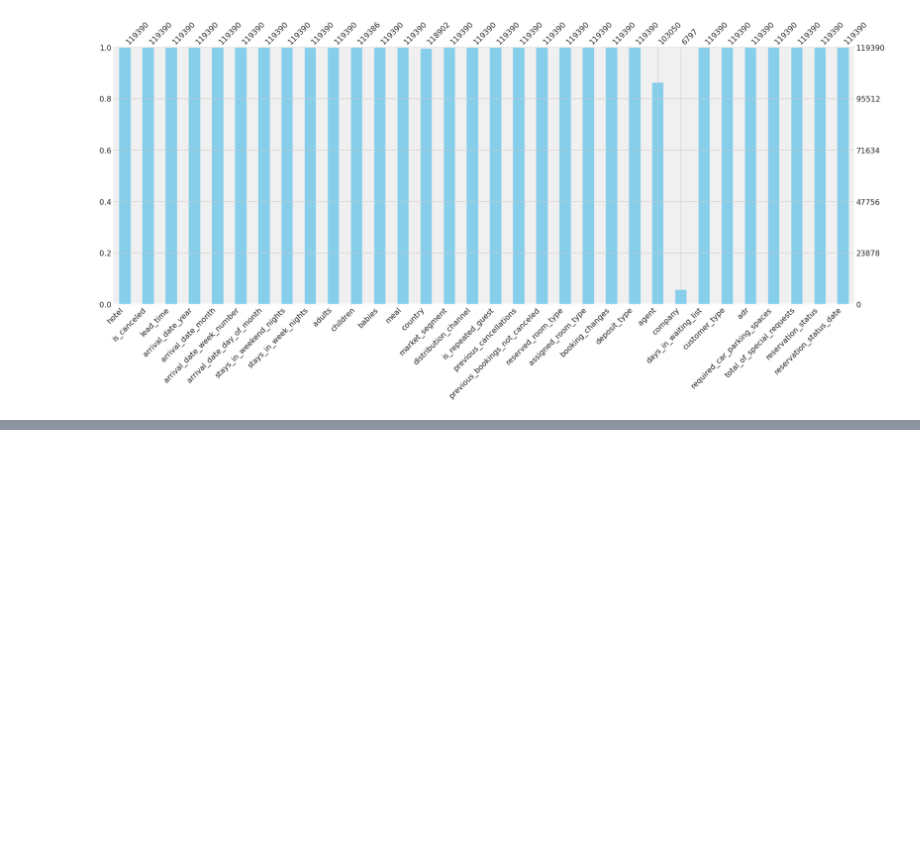
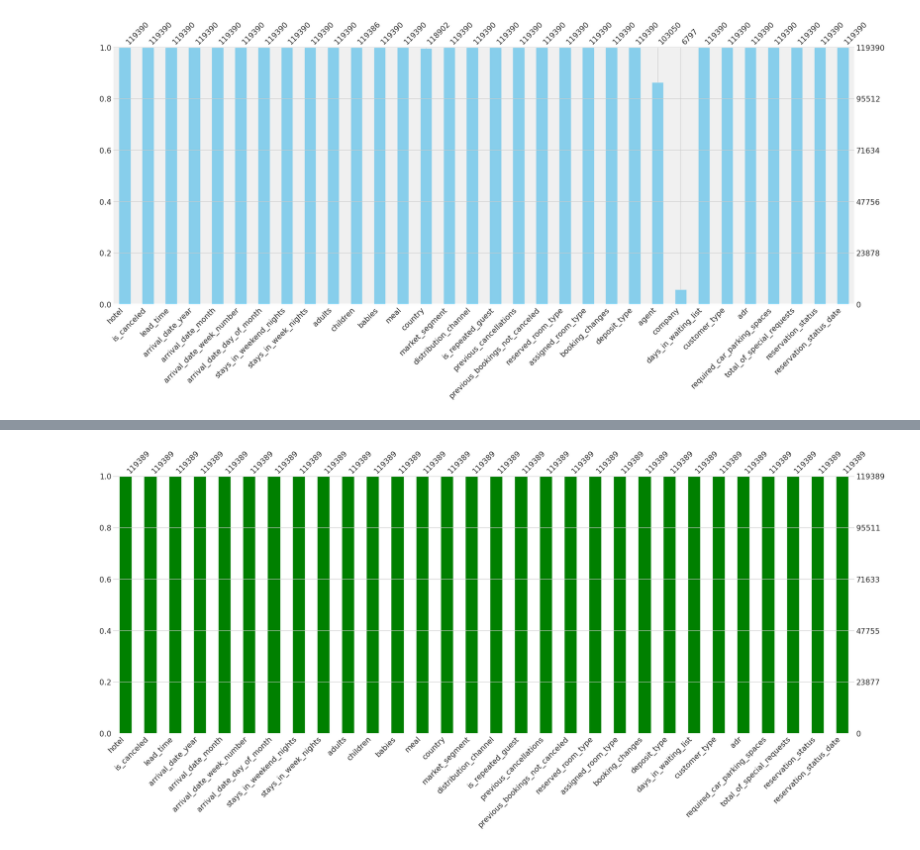
Before and after one commit to chandusayhi/Hotel_Booking_Analysis, a Jupyter notebook: Hotel_Booking_Analysis_EDA.ipynb, the cells around one changed output, grey strips where cells are left out. Drawn from its saved outputs; the diff is of its cells as text; code cells hidden in the pictures; blank space fills up the shorter version.

```diff
--- a/Hotel_Booking_Analysis_EDA.ipynb
+++ b/Hotel_Booking_Analysis_EDA.ipynb
@@ -373,0 +401,3 @@ plt.show()
+# %%
+#filling NA values with 0
+df['children'].fillna(0,inplace=True)
@@ -373,0 +444,3 @@ plt.show()
+# %%
+#filling NA values with most occuring values
+df['country'].fillna('PRT',inplace=True)
@@ -373,0 +454,3 @@ plt.show()
+# %%
+#Dropping the agent and company columns
+df.drop(['agent','company'],axis=1,inplace=True)
@@ -373,0 +483,6 @@ plt.show()
+# %%
+#easy-to-use missing data visualizations and utilities that allows you to get a quick visual summary of the completeness of your dataset
+msno.bar(df, color='green')
+plt.show()
+# %% [output]
+[figure, added]
```
Also changed, not shown: parts of 40 cells of this notebook.
